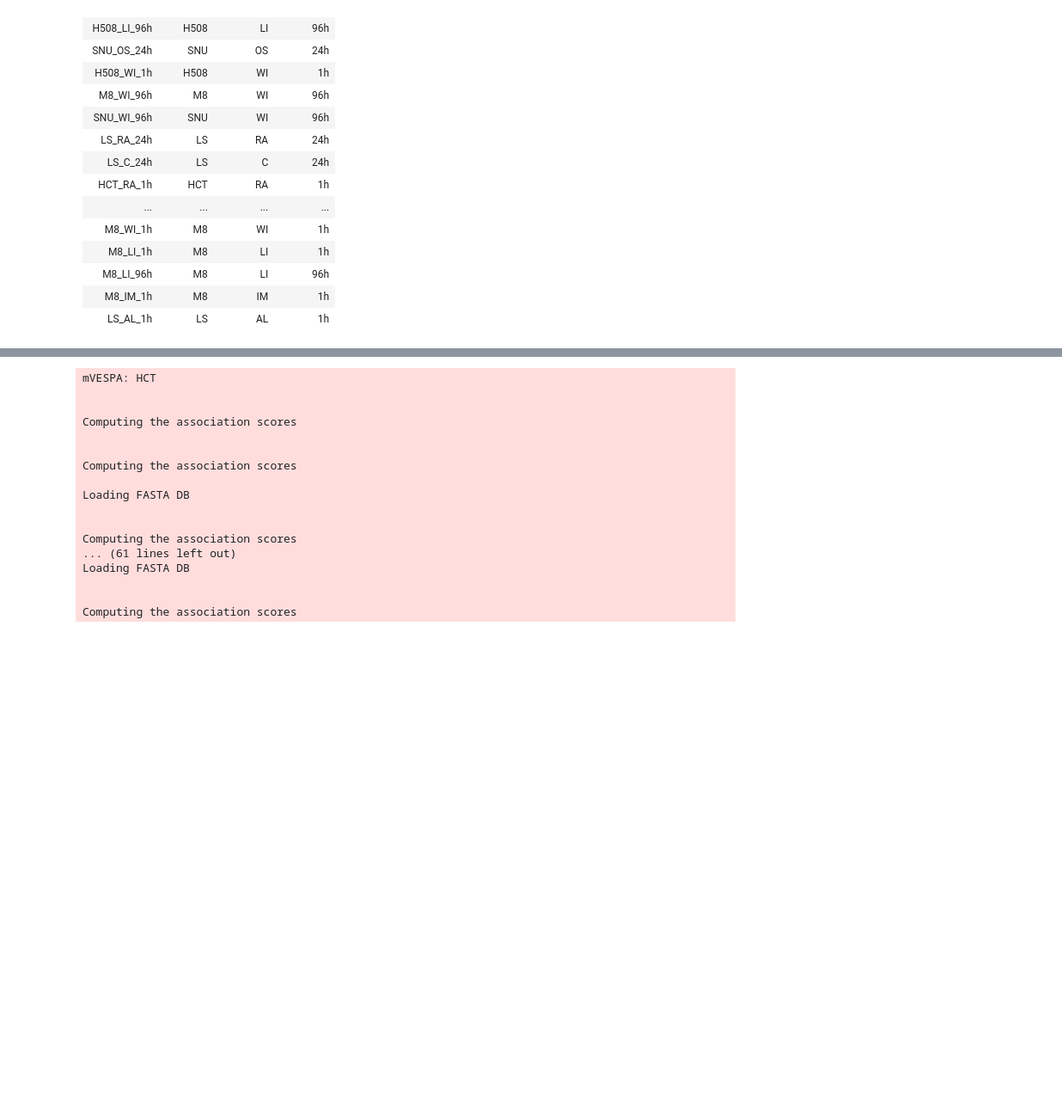
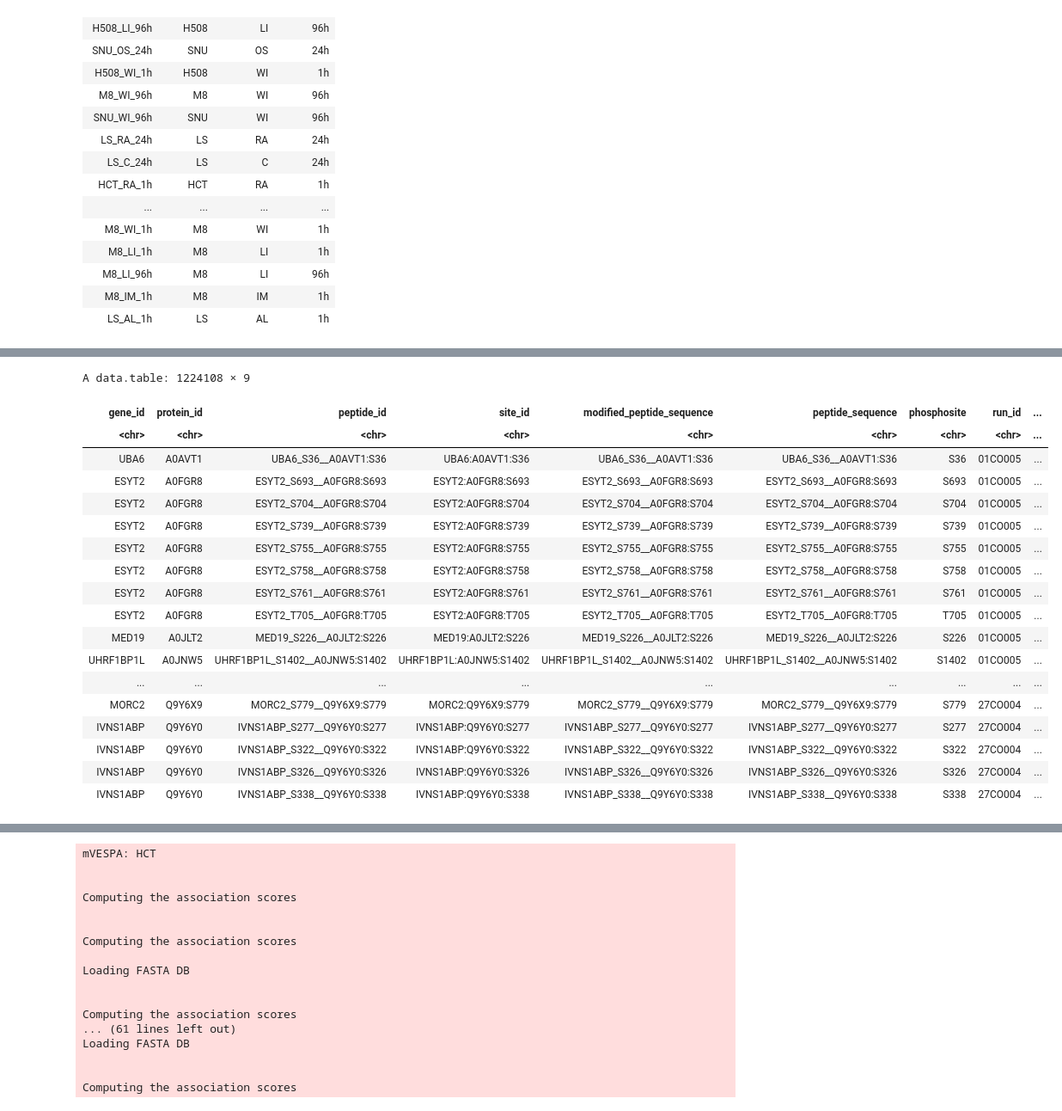
Before and after one commit to yknkns/signalfibration, a Jupyter notebook: docs/00-3_u54-dp_data_acquisition.ipynb, the cells around one changed output, grey strips where cells are left out. Shown at 86% size. Drawn from its saved outputs; the diff is of its cells as text; code cells hidden in the pictures; blank space fills up the shorter version.

```diff
--- a/docs/00-3_u54-dp_data_acquisition.ipynb
+++ b/docs/00-3_u54-dp_data_acquisition.ipynb
@@ -158,0 +186,23 @@ aregulon <- readRDS("./runs/cptac-coad/vespa.net/results/dpimeta_activity_protei
+# %%
+dvespa_input <- readRDS("./data/cptac-coad/processed/CPTAC_COAD_phospho.rds")
+dvespa_input
+# %% [output]
+A data.table: 1224108 × 9
+| gene_id | protein_id | peptide_id | site_id | modified_peptide_sequence | peptide_sequence | phosphosite | run_id | ... |
+| <chr> | <chr> | <chr> | <chr> | <chr> | <chr> | <chr> | <chr> | ... |
+| UBA6 | A0AVT1 | UBA6_S36__A0AVT1:S36 | UBA6:A0AVT1:S36 | UBA6_S36__A0AVT1:S36 | UBA6_S36__A0AVT1:S36 | S36 | 01CO005 | ... |
+| ESYT2 | A0FGR8 | ESYT2_S693__A0FGR8:S693 | ESYT2:A0FGR8:S693 | ESYT2_S693__A0FGR8:S693 | ESYT2_S693__A0FGR8:S693 | S693 | 01CO005 | ... |
+| ESYT2 | A0FGR8 | ESYT2_S704__A0FGR8:S704 | ESYT2:A0FGR8:S704 | ESYT2_S704__A0FGR8:S704 | ESYT2_S704__A0FGR8:S704 | S704 | 01CO005 | ... |
+| ESYT2 | A0FGR8 | ESYT2_S739__A0FGR8:S739 | ESYT2:A0FGR8:S739 | ESYT2_S739__A0FGR8:S739 | ESYT2_S739__A0FGR8:S739 | S739 | 01CO005 | ... |
+| ESYT2 | A0FGR8 | ESYT2_S755__A0FGR8:S755 | ESYT2:A0FGR8:S755 | ESYT2_S755__A0FGR8:S755 | ESYT2_S755__A0FGR8:S755 | S755 | 01CO005 | ... |
+| ESYT2 | A0FGR8 | ESYT2_S758__A0FGR8:S758 | ESYT2:A0FGR8:S758 | ESYT2_S758__A0FGR8:S758 | ESYT2_S758__A0FGR8:S758 | S758 | 01CO005 | ... |
+| ESYT2 | A0FGR8 | ESYT2_S761__A0FGR8:S761 | ESYT2:A0FGR8:S761 | ESYT2_S761__A0FGR8:S761 | ESYT2_S761__A0FGR8:S761 | S761 | 01CO005 | ... |
+| ESYT2 | A0FGR8 | ESYT2_T705__A0FGR8:T705 | ESYT2:A0FGR8:T705 | ESYT2_T705__A0FGR8:T705 | ESYT2_T705__A0FGR8:T705 | T705 | 01CO005 | ... |
+| MED19 | A0JLT2 | MED19_S226__A0JLT2:S226 | MED19:A0JLT2:S226 | MED19_S226__A0JLT2:S226 | MED19_S226__A0JLT2:S226 | S226 | 01CO005 | ... |
+| UHRF1BP1L | A0JNW5 | UHRF1BP1L_S1402__A0JNW5:S1402 | UHRF1BP1L:A0JNW5:S1402 | UHRF1BP1L_S1402__A0JNW5:S1402 | UHRF1BP1L_S1402__A0JNW5:S1402 | S1402 | 01CO005 | ... |
+| ... | ... | ... | ... | ... | ... | ... | ... | ... |
+| MORC2 | Q9Y6X9 | MORC2_S779__Q9Y6X9:S779 | MORC2:Q9Y6X9:S779 | MORC2_S779__Q9Y6X9:S779 | MORC2_S779__Q9Y6X9:S779 | S779 | 27CO004 | ... |
+| IVNS1ABP | Q9Y6Y0 | IVNS1ABP_S277__Q9Y6Y0:S277 | IVNS1ABP:Q9Y6Y0:S277 | IVNS1ABP_S277__Q9Y6Y0:S277 | IVNS1ABP_S277__Q9Y6Y0:S277 | S277 | 27CO004 | ... |
+| IVNS1ABP | Q9Y6Y0 | IVNS1ABP_S322__Q9Y6Y0:S322 | IVNS1ABP:Q9Y6Y0:S322 | IVNS1ABP_S322__Q9Y6Y0:S322 | IVNS1ABP_S322__Q9Y6Y0:S322 | S322 | 27CO004 | ... |
+| IVNS1ABP | Q9Y6Y0 | IVNS1ABP_S326__Q9Y6Y0:S326 | IVNS1ABP:Q9Y6Y0:S326 | IVNS1ABP_S326__Q9Y6Y0:S326 | IVNS1ABP_S326__Q9Y6Y0:S326 | S326 | 27CO004 | ... |
+| IVNS1ABP | Q9Y6Y0 | IVNS1ABP_S338__Q9Y6Y0:S338 | IVNS1ABP:Q9Y6Y0:S338 | IVNS1ABP_S338__Q9Y6Y0:S338 | IVNS1ABP_S338__Q9Y6Y0:S338 | S338 | 27CO004 | ... |
```
Also changed, not shown: parts of 3 cells of this notebook.
